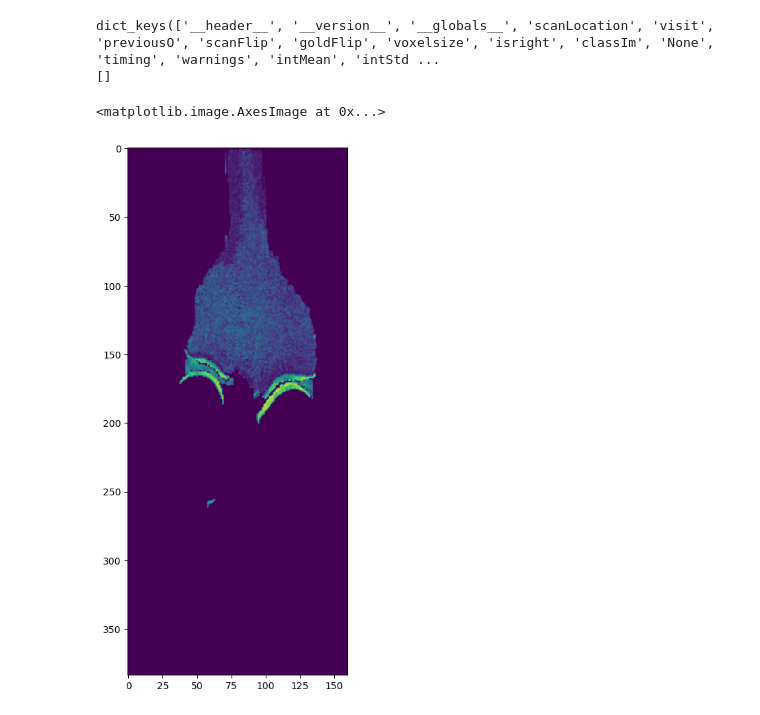
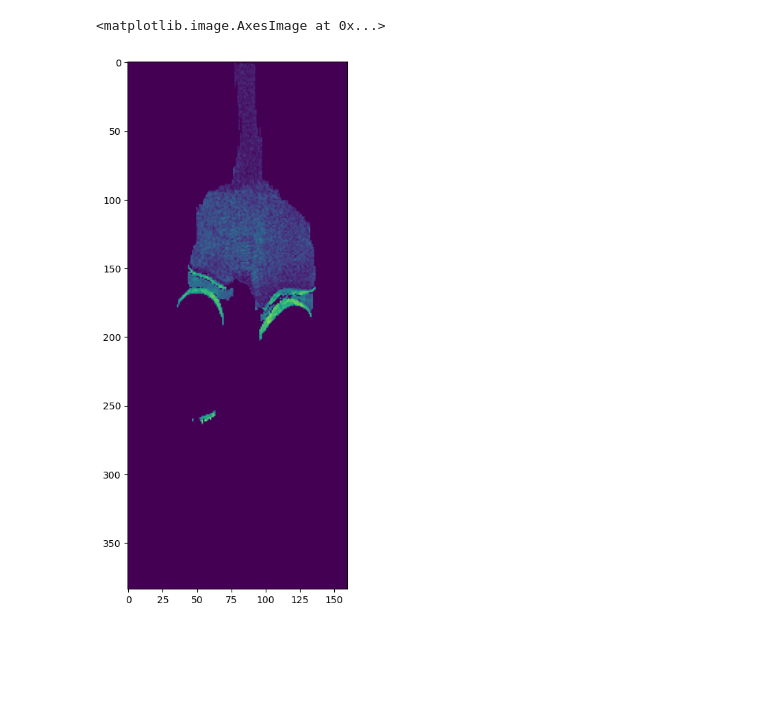
Before and after one commit to biscuitbib/masters-thesis, a Jupyter notebook: feature_extraction.ipynb, the cells around one changed output. Cells and saved outputs as stored; diff of their text form; code cells hidden in the pictures; blank space fills up the shorter version.

```diff
--- a/feature_extraction.ipynb
+++ b/feature_extraction.ipynb
@@ -15,13 +16,5 @@ from tqdm import trange
 
 plt.rcParams['figure.figsize'] = [20, 10]
-# %%
-path = "/Volumes/Expansion/NIFTY/"
-mat = loadmat("/Volumes/Expansion/NIFTY/")
-print(mat.keys())
-print(mat["goldFlip"])
-# %% [output]
-dict_keys(['__header__', '__version__', '__globals__', 'scanLocation', 'visit', 'previousO', 'scanFlip', 'goldFlip', 'voxelsize', 'isright', 'classIm', 'None', 'timing', 'warnings', 'intMean', 'intStd ...
-[]
 # %%
 path = "../ScanManTrain61_knee_data/train/"
 label_keys = ["FemoralCartilage",
@@ -37,7 +30,7 @@ label_keys = ["FemoralCartilage",
 img = nib.load(path + "images/img_0.nii.gz").get_fdata()
 label = nib.load(path + "labels/img_0.nii.gz").get_fdata()
 # %%
-plt.imshow((img * (label != 0).astype(int))[:, 145, :])
+plt.imshow((img * (label != 0).astype(int))[:, 140, :])
 # %% [output]
 <matplotlib.image.AxesImage at 0x...>
-[figure, old version]
+[figure, new version]
```
Also changed, not shown: parts of 3 cells of this notebook, 6 other files.
